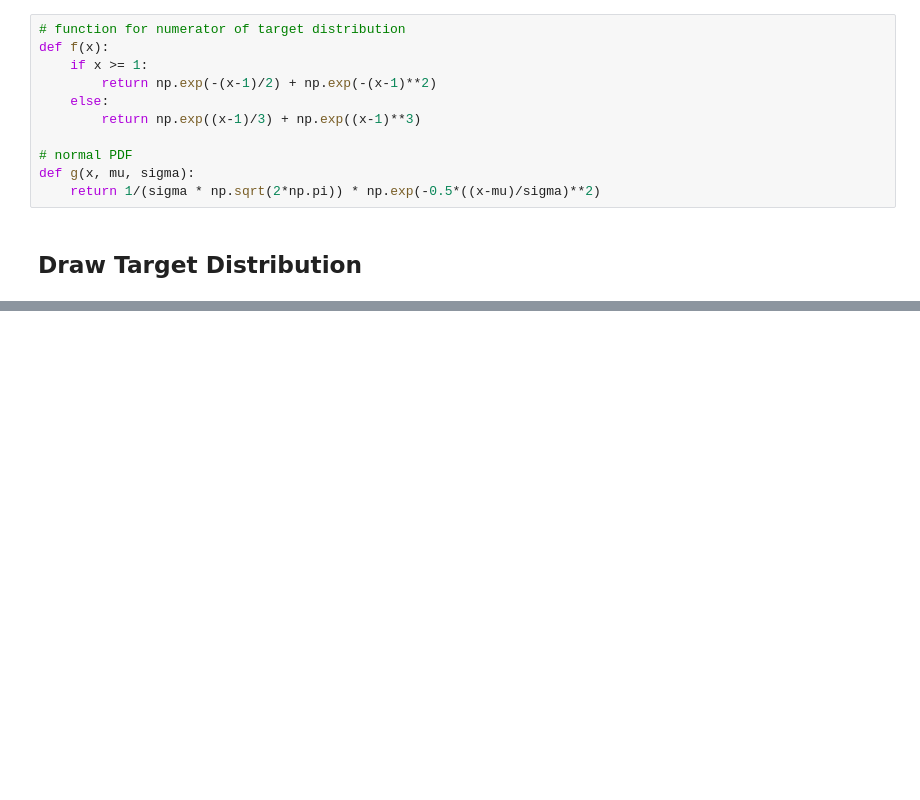
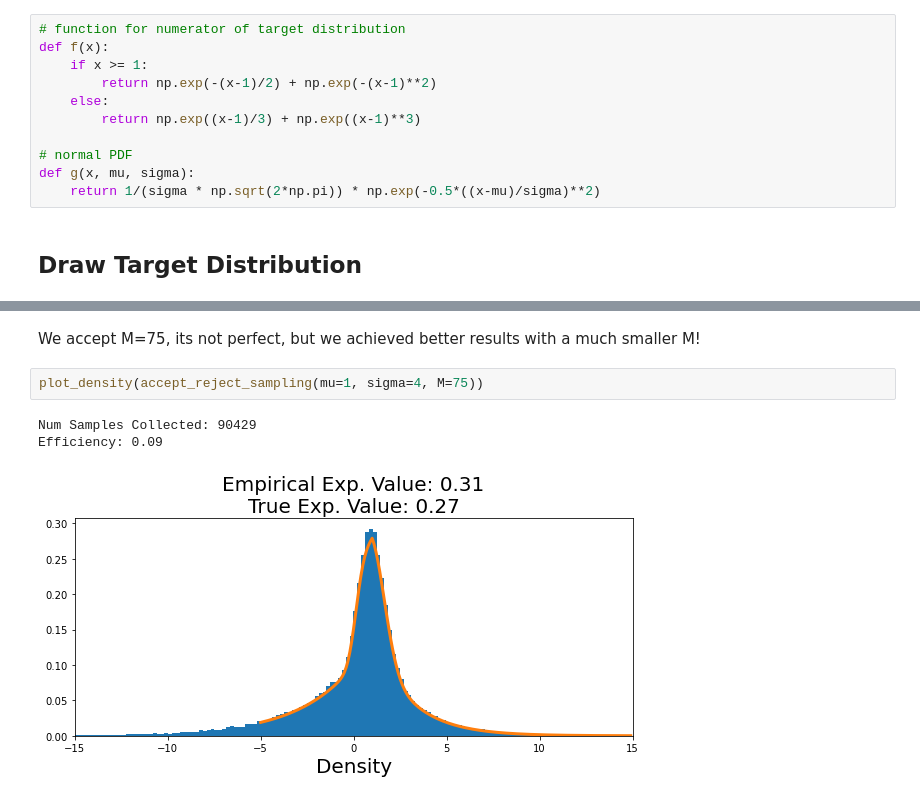
Before and after one commit to zqirui/mathematical_playground, a Jupyter notebook: MCMC.ipynb, the cells around one changed output, grey strips where cells are left out. Drawn from its saved outputs; the diff is of its cells as text; blank space fills up the shorter version.

```diff
--- a/MCMC.ipynb
+++ b/MCMC.ipynb
@@ -84,0 +220,8 @@ plt.axvline(1, color='r', linestyle='--')
+# %% [markdown]
+We accept M=75, its not perfect, but we achieved better results with a much smaller M!
+# %%
+plot_density(accept_reject_sampling(mu=1, sigma=4, M=75))
+# %% [output]
+Num Samples Collected: 90429
+Efficiency: 0.09
+[figure, added]
```
Also changed, not shown: parts of 17 cells of this notebook.
